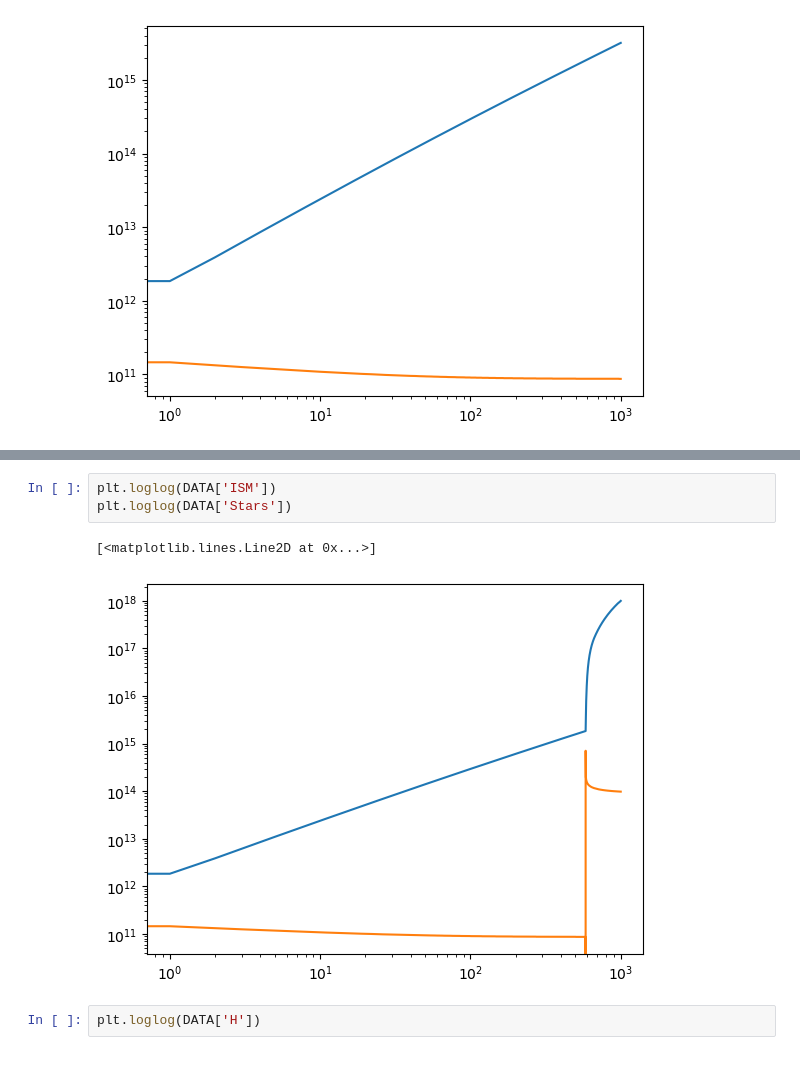
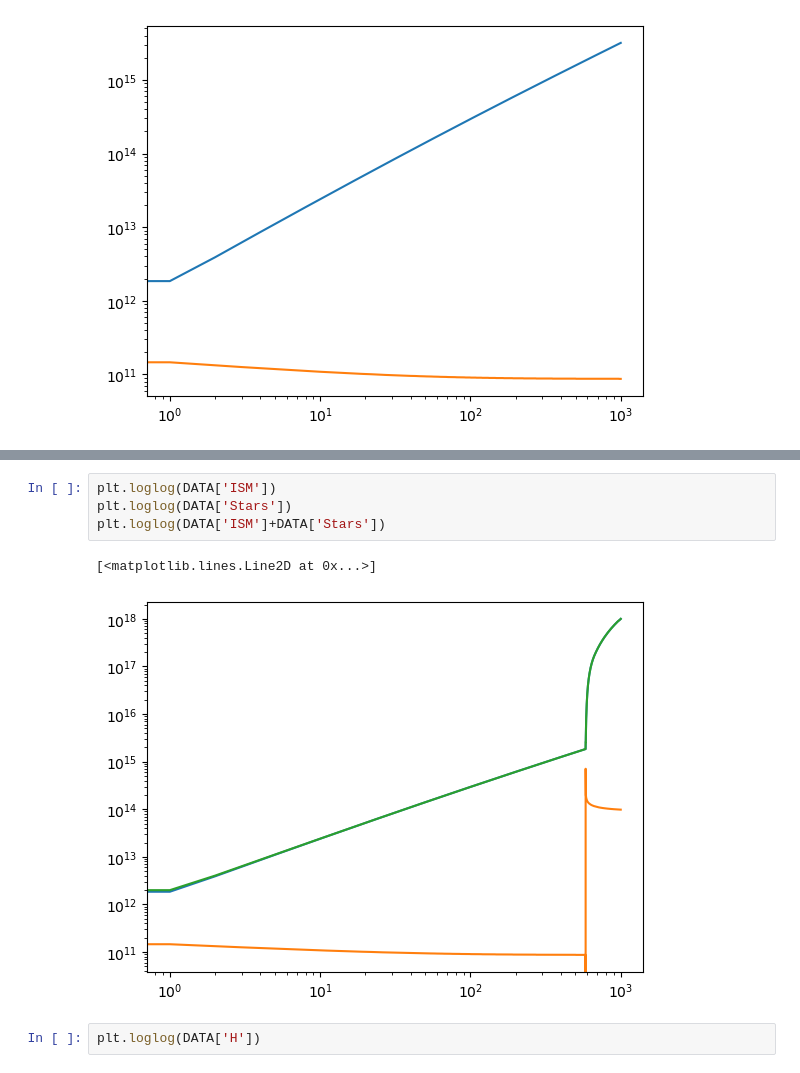
Before and after one commit to KKamp2015/Astro2Project, a Jupyter notebook: Checking.ipynb, the cells around one changed output, grey strips where cells are left out. Saved outputs shown, nothing was run; the diff lists cells and outputs as text.

```diff
--- a/Checking.ipynb
+++ b/Checking.ipynb
@@ -151,9 +151,10 @@ Table length=1001
 # %%
 plt.loglog(DATA['ISM'])
 plt.loglog(DATA['Stars'])
+plt.loglog(DATA['ISM']+DATA['Stars'])
 # %% [output]
 [<matplotlib.lines.Line2D at 0x...>]
-[figure, old version]
+[figure, new version]
 # %%
 plt.loglog(DATA['H'])
 # %% [output]
```
